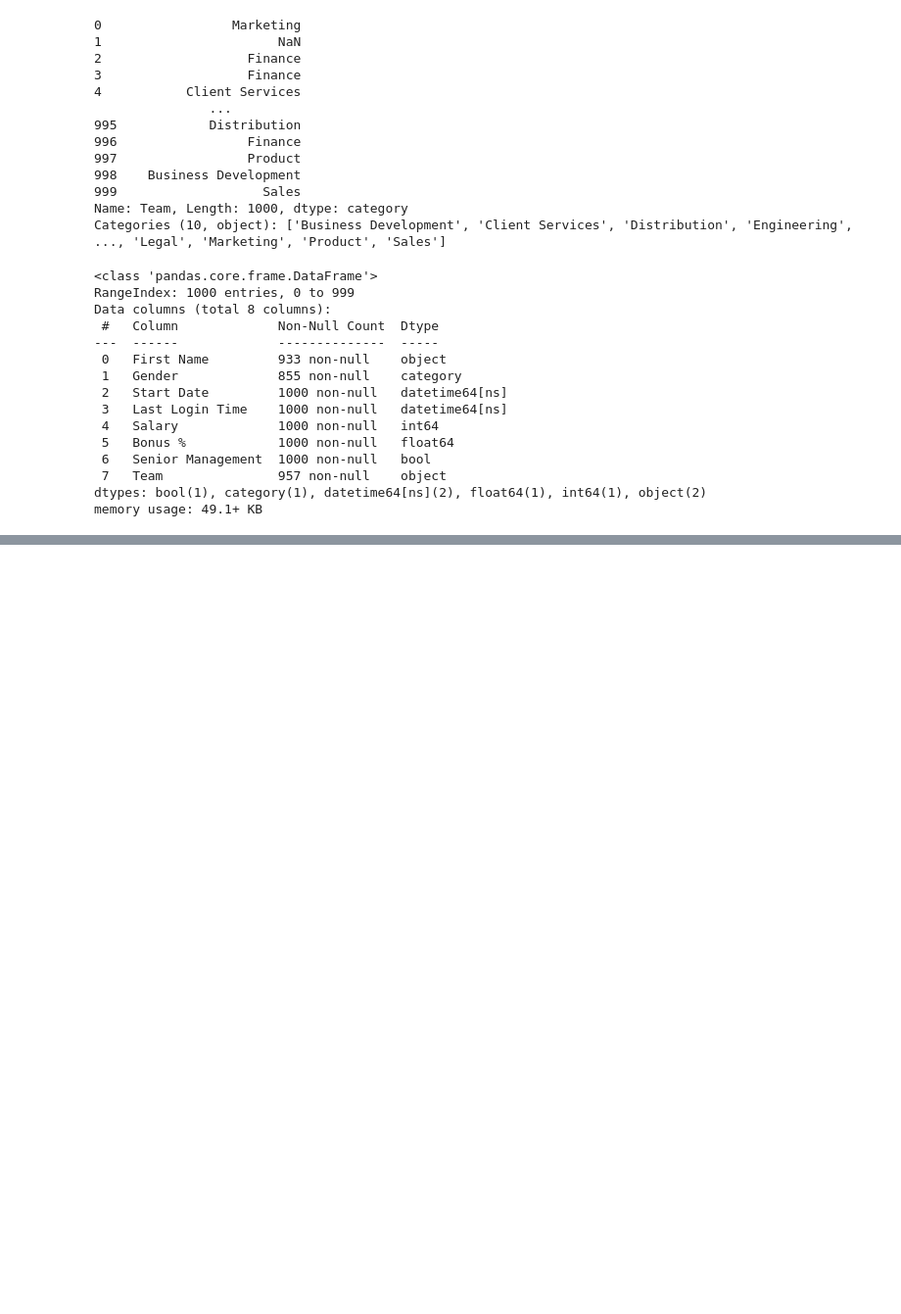
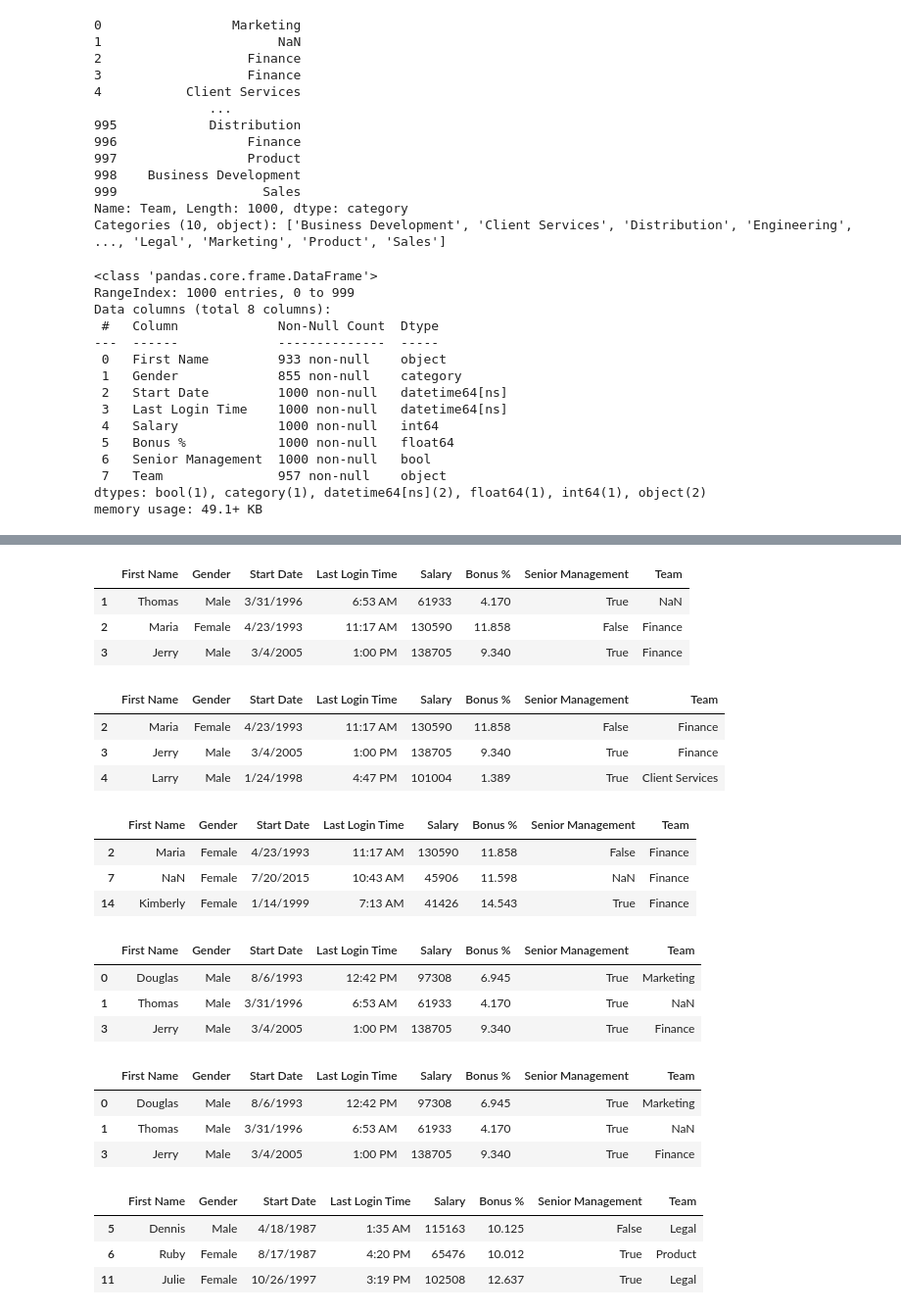
Before and after one commit to JanataZZ/Pandas-Numpy, a Jupyter notebook: DataFrame 2.ipynb, the cells around one changed output, grey strips where cells are left out. Shown at 98% size. Cells and saved outputs as stored; diff of their text form; code cells hidden in the pictures; blank space fills up the shorter version.

```diff
--- a/DataFrame 2.ipynb
+++ b/DataFrame 2.ipynb
@@ -94,0 +109,52 @@ memory usage: 49.1+ KB
+# %%
+mask = df['Team'] != 'Marketing'
+df[mask].head(3)
+# %% [output]
+|  | First Name | Gender | Start Date | Last Login Time | Salary | Bonus % | Senior Management | Team |
+| 1 | Thomas | Male | 3/31/1996 | 6:53 AM | 61933 | 4.170 | True | NaN |
+| 2 | Maria | Female | 4/23/1993 | 11:17 AM | 130590 | 11.858 | False | Finance |
+| 3 | Jerry | Male | 3/4/2005 | 1:00 PM | 138705 | 9.340 | True | Finance |
+# %%
+mask = df['Salary'] >= 100000
+df[mask].head(3)
+# %% [output]
+|  | First Name | Gender | Start Date | Last Login Time | Salary | Bonus % | Senior Management | Team |
+| 2 | Maria | Female | 4/23/1993 | 11:17 AM | 130590 | 11.858 | False | Finance |
+| 3 | Jerry | Male | 3/4/2005 | 1:00 PM | 138705 | 9.340 | True | Finance |
+| 4 | Larry | Male | 1/24/1998 | 4:47 PM | 101004 | 1.389 | True | Client Services |
+# %%
+mask1 = df['Gender'] =='Female'
+mask2 = df['Team'] =='Finance'
+df[mask1 & mask2].head(3)
+# %% [output]
+|  | First Name | Gender | Start Date | Last Login Time | Salary | Bonus % | Senior Management | Team |
+| 2 | Maria | Female | 4/23/1993 | 11:17 AM | 130590 | 11.858 | False | Finance |
+| 7 | NaN | Female | 7/20/2015 | 10:43 AM | 45906 | 11.598 | NaN | Finance |
+| 14 | Kimberly | Female | 1/14/1999 | 7:13 AM | 41426 | 14.543 | True | Finance |
+# %%
+mask1 = df['Senior Management']
+mask2 = df['Start Date'] < '1990-01-01'
+df[mask1 | mask2].head(3)
+# %% [output]
+|  | First Name | Gender | Start Date | Last Login Time | Salary | Bonus % | Senior Management | Team |
+| 0 | Douglas | Male | 8/6/1993 | 12:42 PM | 97308 | 6.945 | True | Marketing |
+| 1 | Thomas | Male | 3/31/1996 | 6:53 AM | 61933 | 4.170 | True | NaN |
+| 3 | Jerry | Male | 3/4/2005 | 1:00 PM | 138705 | 9.340 | True | Finance |
+# %%
+mask1 = df['First Name'] == 'Larry'
+mask2 = df['Start Date'] < '2015-06-01'
+mask3 = df['Senior Management']
+df[(mask1 & mask2) | mask3].head(3)
+# %% [output]
+|  | First Name | Gender | Start Date | Last Login Time | Salary | Bonus % | Senior Management | Team |
+| 0 | Douglas | Male | 8/6/1993 | 12:42 PM | 97308 | 6.945 | True | Marketing |
+| 1 | Thomas | Male | 3/31/1996 | 6:53 AM | 61933 | 4.170 | True | NaN |
+| 3 | Jerry | Male | 3/4/2005 | 1:00 PM | 138705 | 9.340 | True | Finance |
+# %%
+mask1 = df['Team'].isin(['Sales', 'Legal', 'Product'])
+df[mask1].head(3)
+# %% [output]
+|  | First Name | Gender | Start Date | Last Login Time | Salary | Bonus % | Senior Management | Team |
+| 5 | Dennis | Male | 4/18/1987 | 1:35 AM | 115163 | 10.125 | False | Legal |
+| 6 | Ruby | Female | 8/17/1987 | 4:20 PM | 65476 | 10.012 | True | Product |
+| 11 | Julie | Female | 10/26/1997 | 3:19 PM | 102508 | 12.637 | True | Legal |
```
Also changed, not shown: parts of 10 cells of this notebook.
